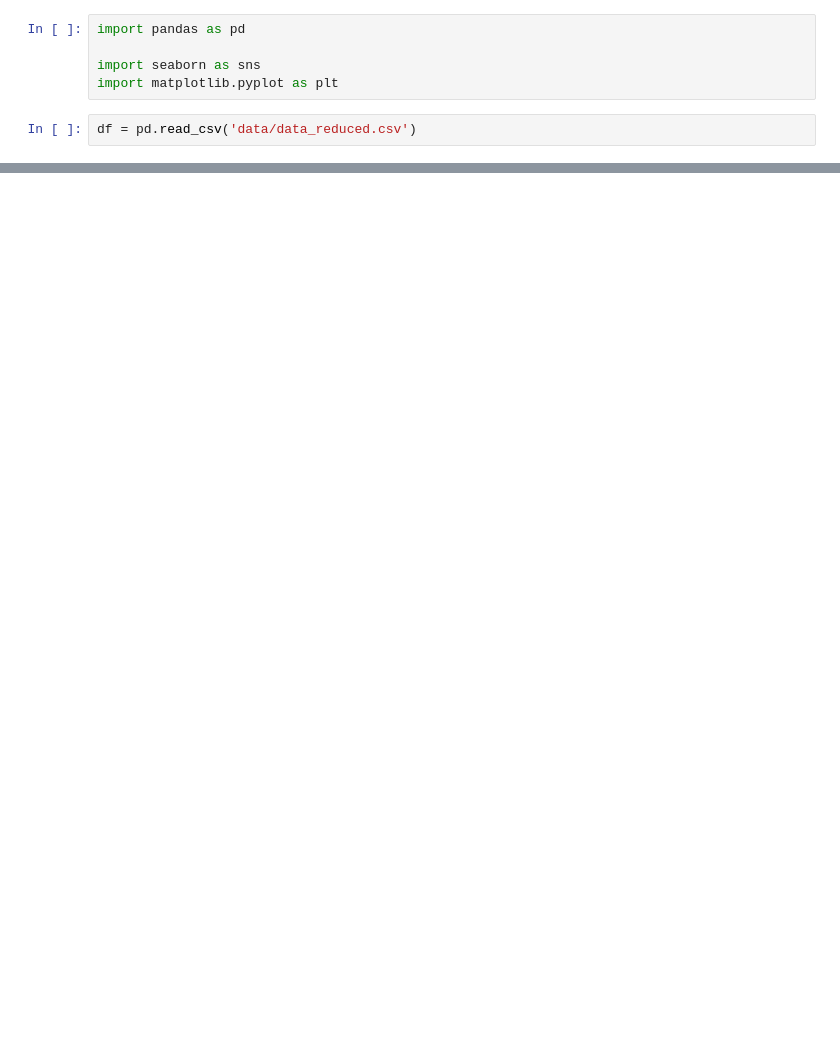
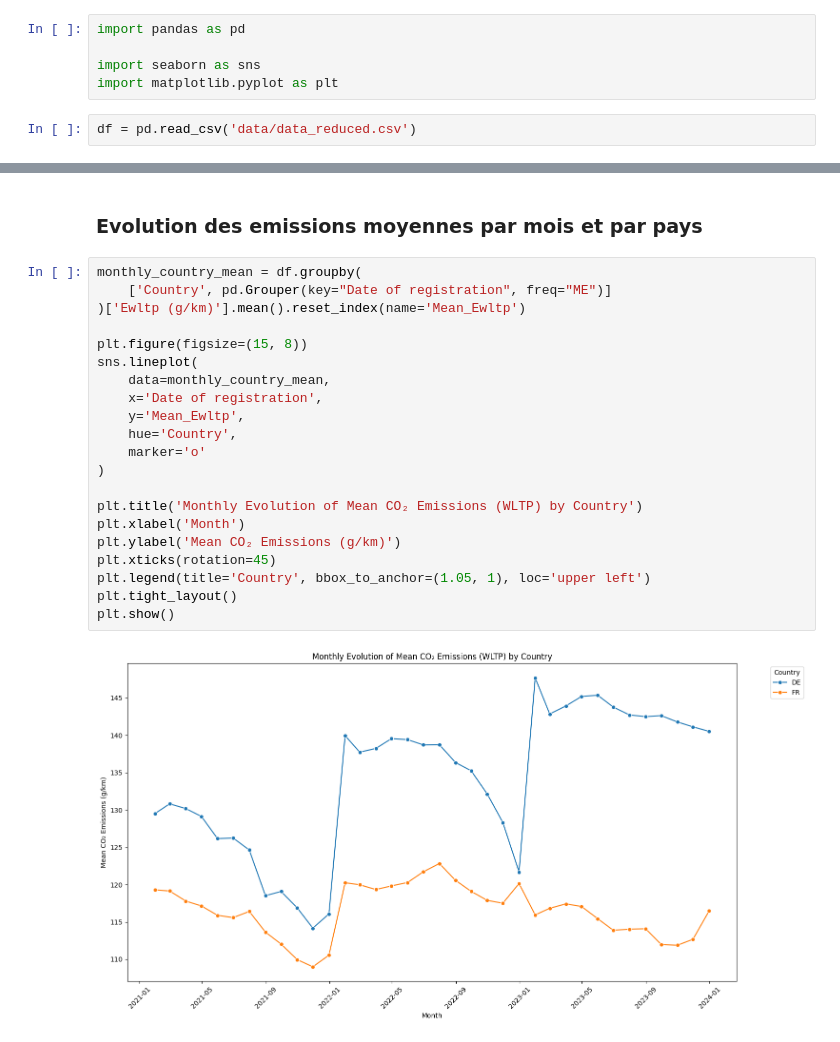
Before and after one commit to PierreMrt/european_passenger_cars_co2, a Jupyter notebook: data_exploration.ipynb, the cells around one changed output, grey strips where cells are left out. Saved outputs shown, nothing was run; the diff lists cells and outputs as text; blank space fills up the shorter version.

```diff
--- a/data_exploration.ipynb
+++ b/data_exploration.ipynb
@@ -29,0 +67,25 @@ sns.histplot(data=df[df['Mk'].isin(gb['Mk'].unique())], x='Mk', hue='Country', m
+# %% [markdown]
+### Evolution des emissions moyennes par mois et par pays
+# %%
+monthly_country_mean = df.groupby(
+    ['Country', pd.Grouper(key="Date of registration", freq="ME")]
+)['Ewltp (g/km)'].mean().reset_index(name='Mean_Ewltp')
+
+plt.figure(figsize=(15, 8))
+sns.lineplot(
+    data=monthly_country_mean,
+    x='Date of registration',
+    y='Mean_Ewltp',
+    hue='Country',
+    marker='o'
+)
+
+plt.title('Monthly Evolution of Mean CO₂ Emissions (WLTP) by Country')
+plt.xlabel('Month')
+plt.ylabel('Mean CO₂ Emissions (g/km)')
+plt.xticks(rotation=45)
+plt.legend(title='Country', bbox_to_anchor=(1.05, 1), loc='upper left')
+plt.tight_layout()
+plt.show()
+# %% [output]
+[figure, added]
```
Also changed, not shown: parts of 13 cells of this notebook.
